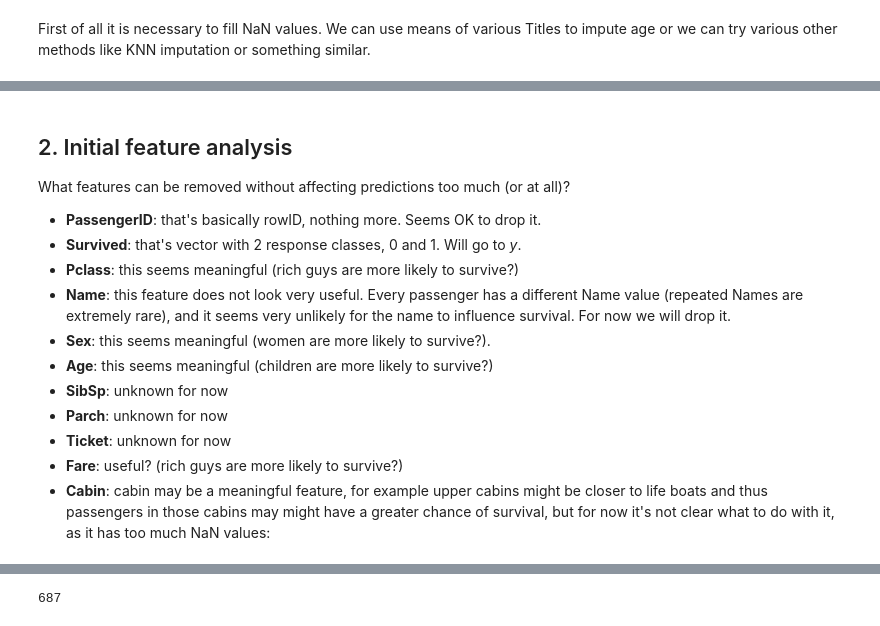
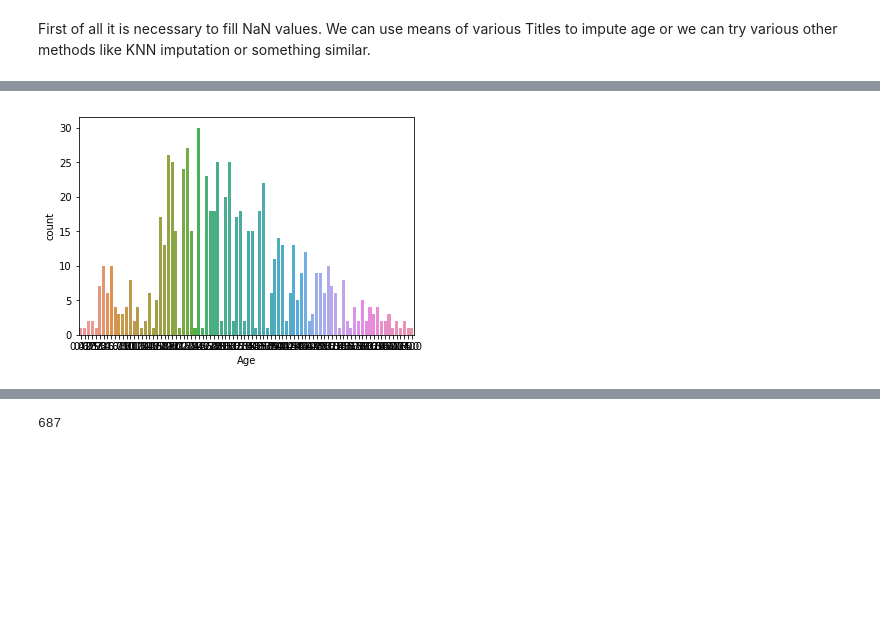
Before and after one commit to KonstantinMasich/Machine_Learning, a Jupyter notebook: Kaggle/Titanic/feature_selection.ipynb, the cells around one changed output, grey strips where cells are left out. Saved outputs shown, nothing was run; the diff lists cells and outputs as text; code cells hidden in the pictures; blank space fills up the shorter version.

```diff
--- a/Kaggle/Titanic/feature_selection.ipynb
+++ b/Kaggle/Titanic/feature_selection.ipynb
@@ -322,14 +316,5 @@ ModuleNotFoundError: No module named 'fancyimpute'
-# %% [markdown]
-## 2. Initial feature analysis
-What features can be removed without affecting predictions too much (or at all)?
-- **PassengerID**: that's basically rowID, nothing more. Seems OK to drop it.
-- **Survived**: that's vector with 2 response classes, 0 and 1. Will go to *y*.
-- **Pclass**: this seems meaningful (rich guys are more likely to survive?)
-- **Name**: this feature does not look very useful. Every passenger has a different Name value (repeated Names are extremely rare), and it seems very unlikely for the name to influence survival. For now we will drop it.
-- **Sex**: this seems meaningful (women are more likely to survive?).
-- **Age**: this seems meaningful (children are more likely to survive?)
-- **SibSp**: unknown for now
-- **Parch**: unknown for now
-- **Ticket**: unknown for now
-- **Fare**: useful? (rich guys are more likely to survive?)
-- **Cabin**: cabin may be a meaningful feature, for example upper cabins might be closer to life boats and thus passengers in those cabins may might have a greater chance of survival, but for now it's not clear what to do with it, as it has too much NaN values:
+# %%
+sns.countplot(x=train_df['Age'])
+plt.show()
+# %% [output]
+[figure, added]
```
Also changed, not shown: parts of 25 cells of this notebook.
